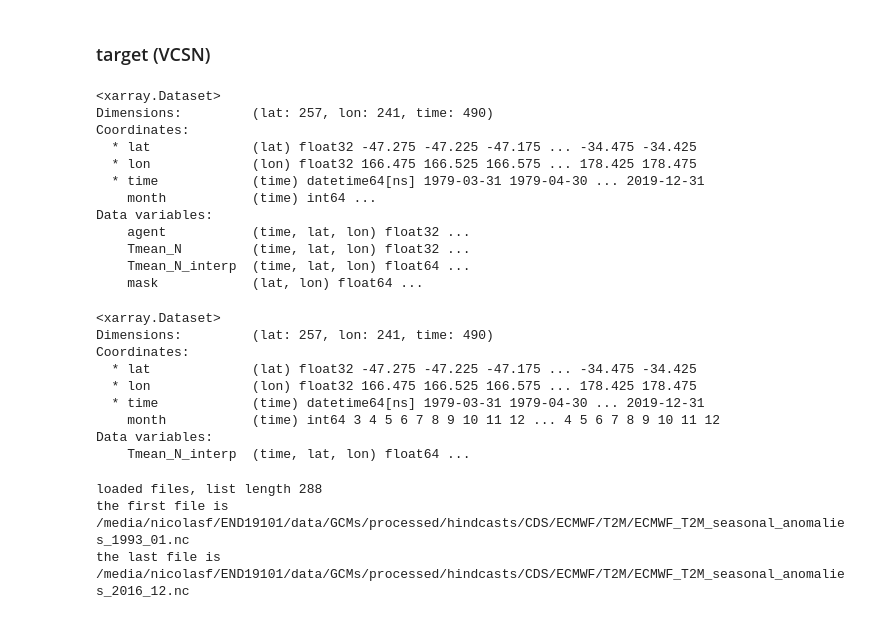
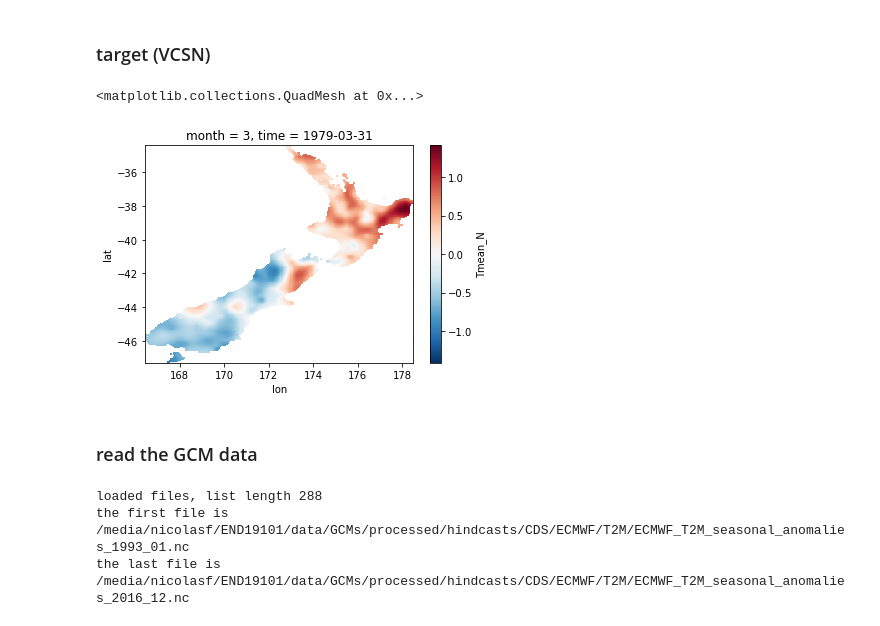
Before and after one commit to nicolasfauchereau/DL4SEAS, a Jupyter notebook: CNN/notebooks/Build_supervised_model.ipynb, the cells around one changed output. Drawn from its saved outputs; the diff is of its cells as text; code cells hidden in the pictures.

```diff
--- a/CNN/notebooks/Build_supervised_model.ipynb
+++ b/CNN/notebooks/Build_supervised_model.ipynb
@@ -75,34 +75,14 @@ elif "RAIN" in var_name:
 # %%
 vcsn = xr.open_dataset(dpath)
 # %%
-vcsn
+vcsn = vcsn[['Tmean_N']]
-# %% [output]
-<xarray.Dataset>
-Dimensions:         (lat: 257, lon: 241, time: 490)
-Coordinates:
-  * lat             (lat) float32 -47.275 -47.225 -47.175 ... -34.475 -34.425
-  * lon             (lon) float32 166.475 166.525 166.575 ... 178.425 178.475
-  * time            (time) datetime64[ns] 1979-03-31 1979-04-30 ... 2019-12-31
-    month           (time) int64 ...
-Data variables:
-    agent           (time, lat, lon) float32 ...
-    Tmean_N         (time, lat, lon) float32 ...
-    Tmean_N_interp  (time, lat, lon) float64 ...
-    mask            (lat, lon) float64 ...
-# %%
-vcsn = vcsn[['Tmean_N_interp']]
-# %%
-vcsn
-# %% [output]
-<xarray.Dataset>
-Dimensions:         (lat: 257, lon: 241, time: 490)
-Coordinates:
-  * lat             (lat) float32 -47.275 -47.225 -47.175 ... -34.475 -34.425
-  * lon             (lon) float32 166.475 166.525 166.575 ... 178.425 178.475
-  * time            (time) datetime64[ns] 1979-03-31 1979-04-30 ... 2019-12-31
-    month           (time) int64 3 4 5 6 7 8 9 10 11 12 ... 4 5 6 7 8 9 10 11 12
-Data variables:
-    Tmean_N_interp  (time, lat, lon) float64 ...
+# %%
+vcsn.isel(time=0)['Tmean_N'].plot()
+# %% [output]
+<matplotlib.collections.QuadMesh at 0x...>
+[figure, added]
+# %% [markdown]
+### read the GCM data
 # %%
 lfiles = list_files(dpath_gcm, pattern="ECMWF_T2M_seasonal_anomalies", extension=".nc", exclude='interp', verbose=1)
 # %% [output]
```
Also changed, not shown: parts of 50 cells of this notebook.
